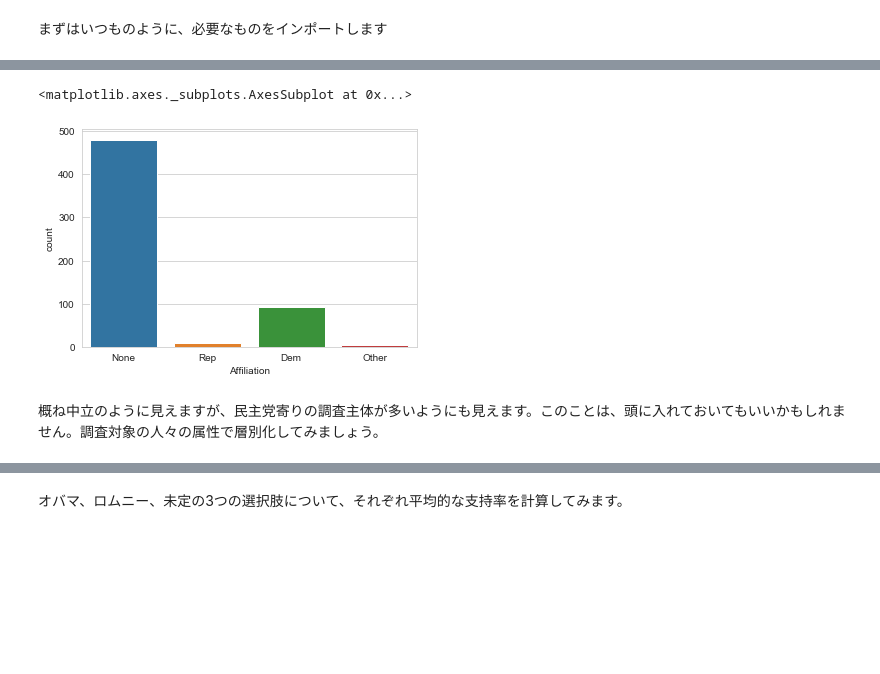
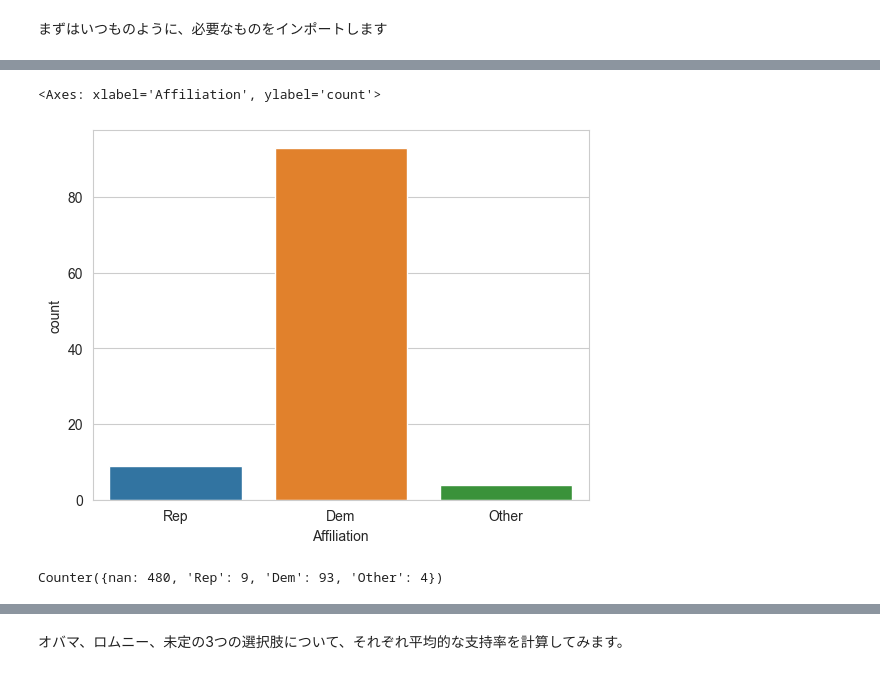
Before and after one commit to tsjshg/udemy-pyds, a Jupyter notebook: Lec66-70.ipynb, the cells around one changed output, grey strips where cells are left out. Drawn from its saved outputs; the diff is of its cells as text; code cells hidden in the pictures; blank space fills up the shorter version.

```diff
--- a/Lec66-70.ipynb
+++ b/Lec66-70.ipynb
@@ -118,8 +81,13 @@ poll_df[['Pollster','Partisan','Affiliation']].sort_values('Pollster').drop_dupl
 # %%
 # affiliationで数を分類します。
-sns.countplot('Affiliation',data=poll_df)
+
+sns.countplot(poll_df, x='Affiliation')
 # %% [output]
-<matplotlib.axes._subplots.AxesSubplot at 0x...>
+<Axes: xlabel='Affiliation', ylabel='count'>
-[figure, old version]
+[figure, new version]
-# %% [markdown]
-概ね中立のように見えますが、民主党寄りの調査主体が多いようにも見えます。このことは、頭に入れておいてもいいかもしれません。調査対象の人々の属性で層別化してみましょう。
+# %%
+from collections import Counter
+
+Counter(poll_df['Affiliation'])
+# %% [output]
+Counter({nan: 480, 'Rep': 9, 'Dem': 93, 'Other': 4})
```
Also changed, not shown: parts of 79 cells of this notebook, 3 other files.
